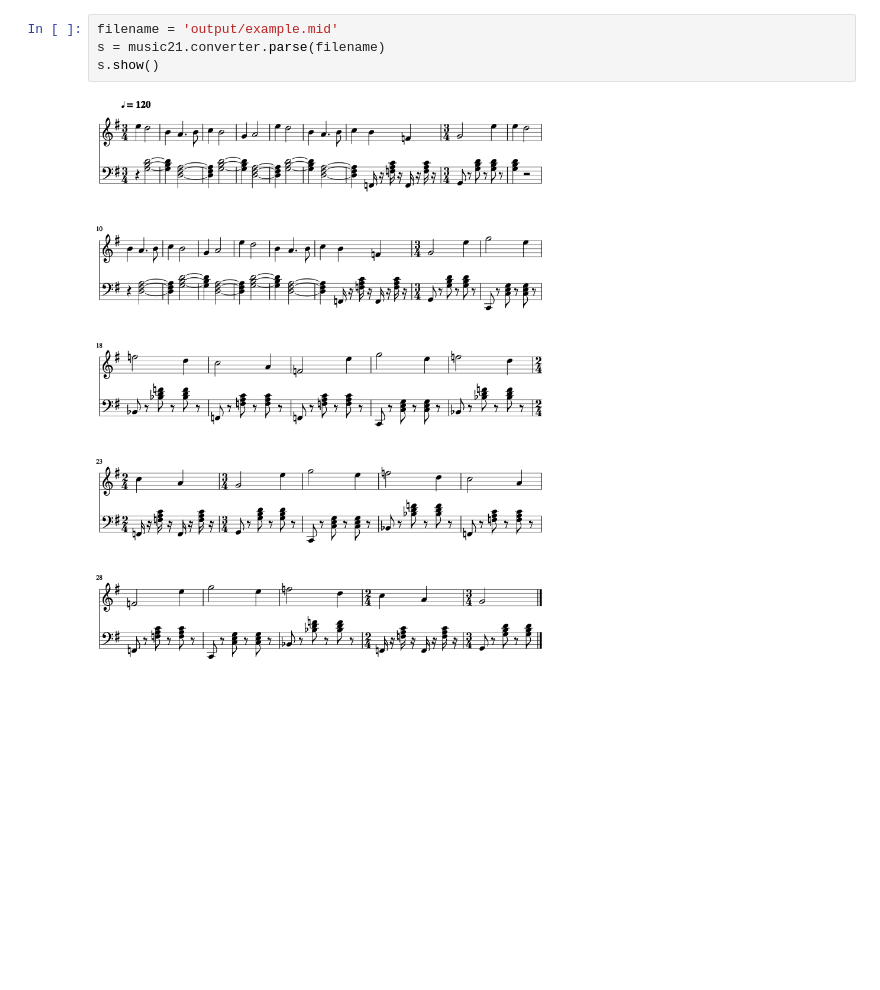
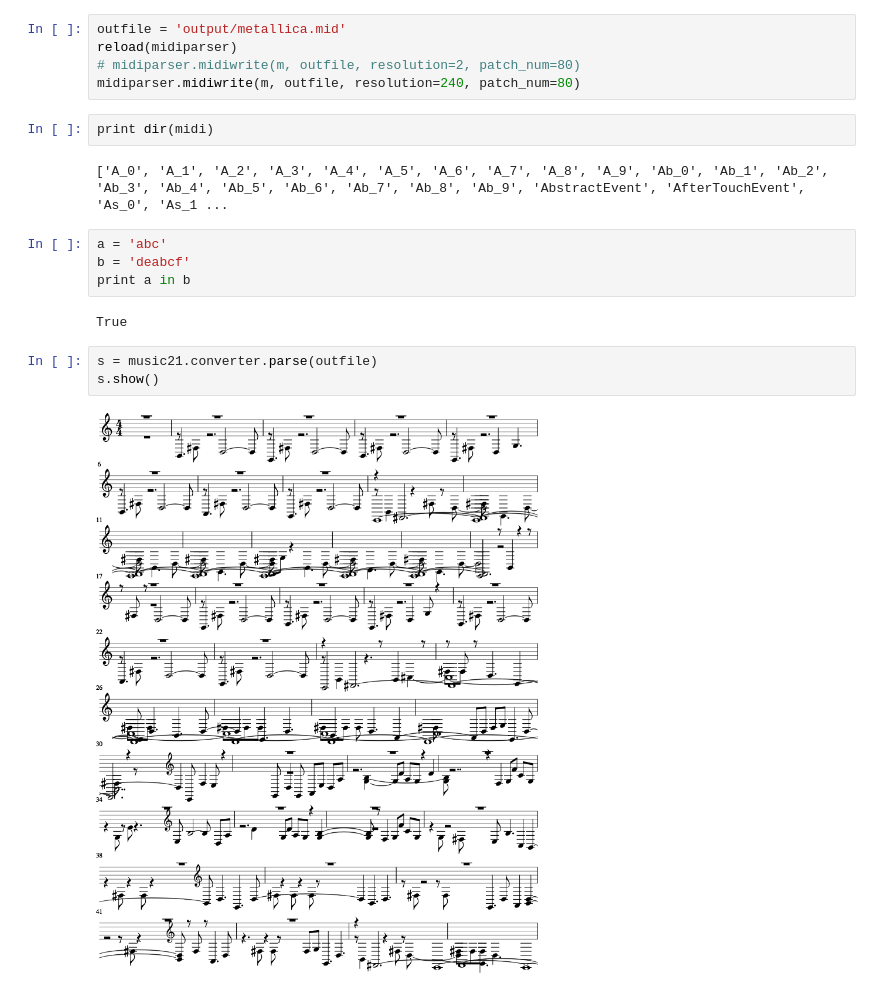
Before and after one commit to mobeets/neuralnetmusic, a Jupyter notebook: sandbox.ipynb, the cells around one changed output. Cells and saved outputs as stored; diff of their text form; blank space fills up the shorter version.

Commit message:
midiparser

```diff
--- a/sandbox.ipynb
+++ b/sandbox.ipynb
@@ -11,7 +34,21 @@ NUMPY_DTYPE = np.float64
+# %%
+outfile = 'output/metallica.mid'
+reload(midiparser)
+# midiparser.midiwrite(m, outfile, resolution=2, patch_num=80)
+midiparser.midiwrite(m, outfile, resolution=240, patch_num=80)
+# %%
+print dir(midi)
+# %% [output]
+['A_0', 'A_1', 'A_2', 'A_3', 'A_4', 'A_5', 'A_6', 'A_7', 'A_8', 'A_9', 'Ab_0', 'Ab_1', 'Ab_2', 'Ab_3', 'Ab_4', 'Ab_5', 'Ab_6', 'Ab_7', 'Ab_8', 'Ab_9', 'AbstractEvent', 'AfterTouchEvent', 'As_0', 'As_1 ...
+# %%
+a = 'abc'
+b = 'deabcf'
+print a in b
+# %% [output]
+True
 # %%
-filename = 'output/example.mid'
-s = music21.converter.parse(filename)
+s = music21.converter.parse(outfile)
 s.show()
 # %% [output]
-[figure, old version]
+[figure, new version]
 # %%
```
Also changed, not shown: parts of 14 cells of this notebook, 2 other files.
